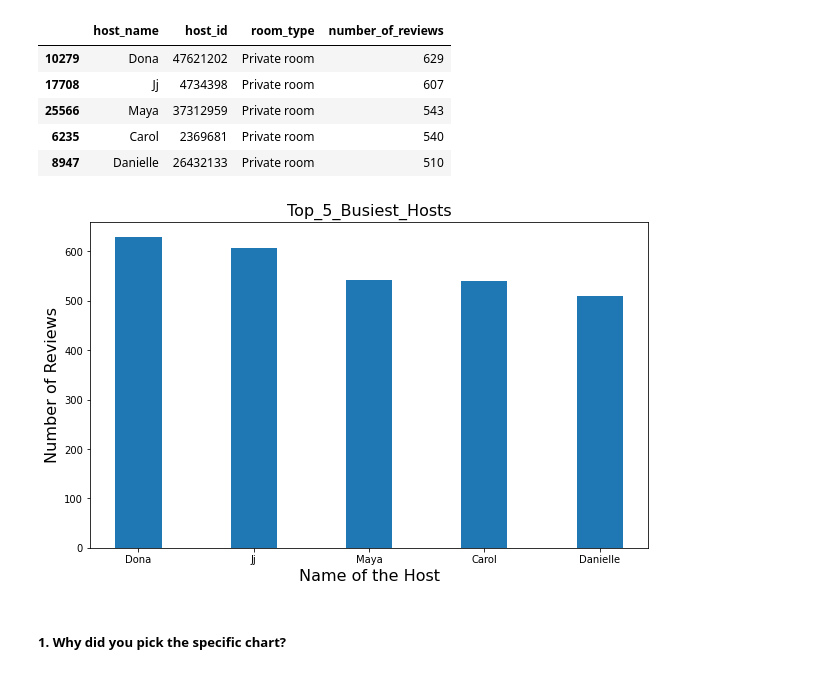
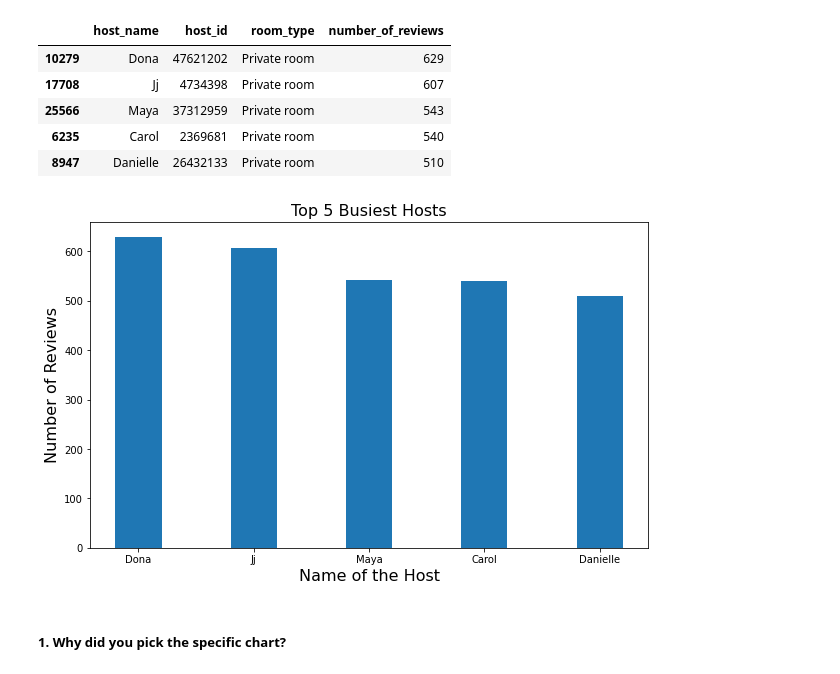
Before and after one commit to Azharpat/EDA-AIRBNB-CAPSTONE-PROJECT, a Jupyter notebook: EDA_AIRBNB_CAPSTONE_PROJECT.ipynb, the cells around one changed output. Drawn from its saved outputs; the diff is of its cells as text; code cells hidden in the pictures.

```diff
--- a/EDA_AIRBNB_CAPSTONE_PROJECT.ipynb
+++ b/EDA_AIRBNB_CAPSTONE_PROJECT.ipynb
@@ -748,19 +757,26 @@ busiest_hosts
 | 6235 | Carol | 2369681 | Private room | 540 |
 | 8947 | Danielle | 26432133 | Private room | 510 |
 # %%
-# Chart - 12 visualization code
-#top most hosts were maximum booking
+# Import necessary libraries
+import matplotlib.pyplot as plt
+
+# Select relevant data
 name = busiest_hosts['host_name']
 reviews = busiest_hosts['number_of_reviews']
 
+# Create figure and plot bar chart
 fig = plt.figure(figsize = (10,6))
 plt.bar(name, reviews ,width = 0.4)
+
+# Set chart title and axis labels
 plt.xlabel("Name of the Host",fontsize = 16)
 plt.ylabel("Number of Reviews",fontsize = 16)
-plt.title("Top_5_Busiest_Hosts",fontsize = 16)
+plt.title("Top 5 Busiest Hosts",fontsize = 16)
+
+# Display chart
 plt.show()
 # %% [output]
-[figure, old version]
+[figure, new version]
 # %% [markdown]
 ##### 1. Why did you pick the specific chart?
 # %% [markdown]
```
Also changed, not shown: parts of 8 cells of this notebook.
